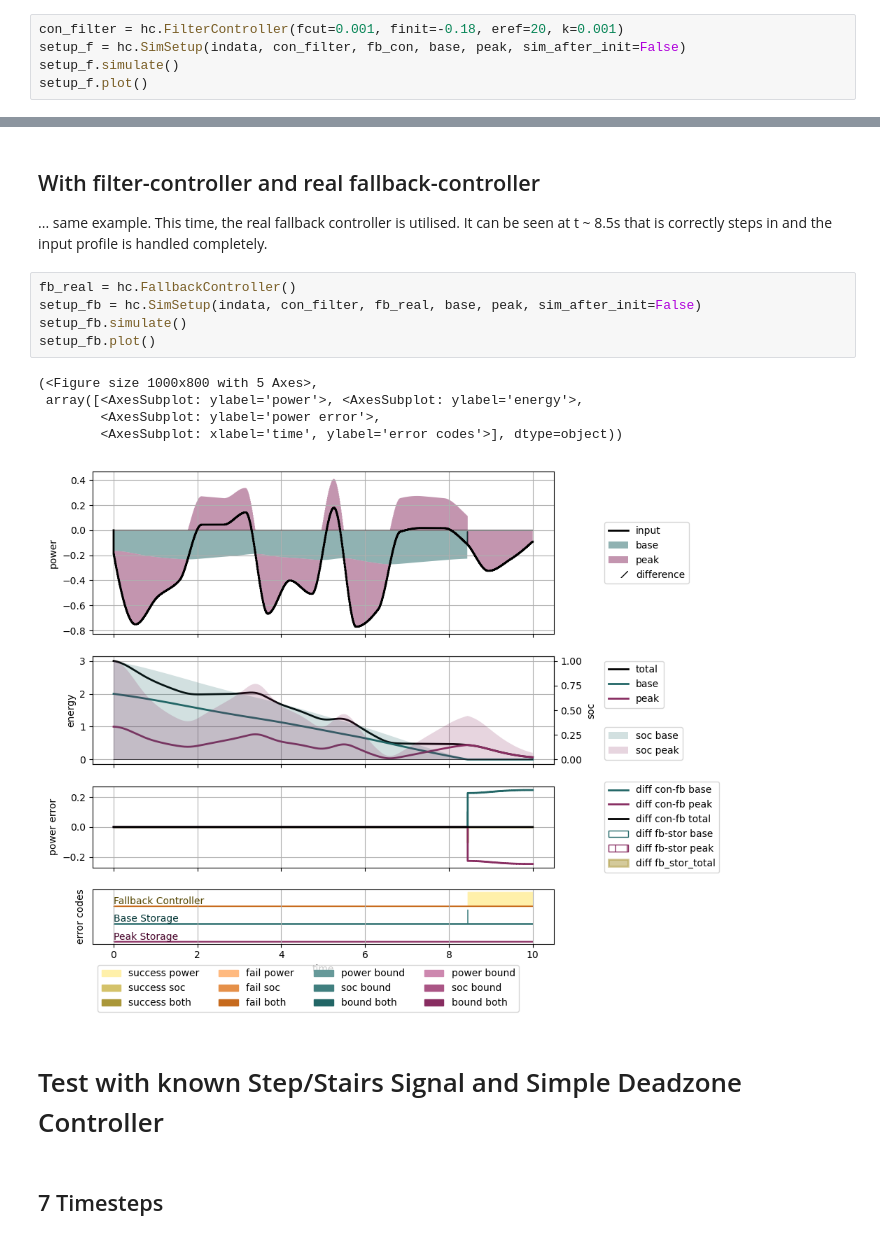
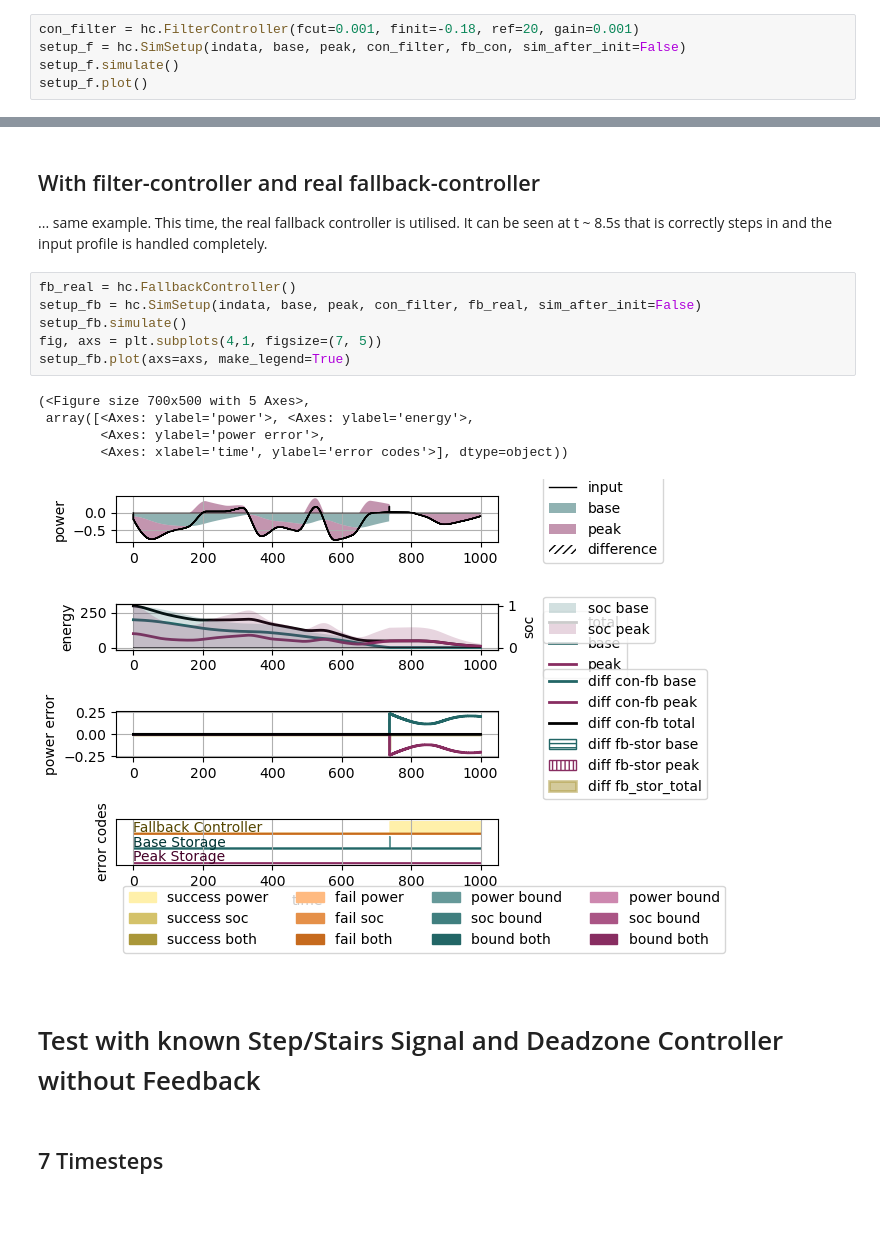
Before and after one commit to s-guenther/hess-sim, a Jupyter notebook: examples/demonstrate_simulation.ipynb, the cells around one changed output, grey strips where cells are left out. Saved outputs shown, nothing was run; the diff lists cells and outputs as text; blank space fills up the shorter version.

```diff
--- a/examples/demonstrate_simulation.ipynb
+++ b/examples/demonstrate_simulation.ipynb
@@ -91,8 +86,8 @@ Results(sim=SimulationResults(norm_mismatch=0.08998409311361086,
 
 Utilise PassthroughFallbackController. At the end of the simulation (~8.5s) base gets prematurely empty but the controller still assumes it can provide power. As a result, There is a mimatch between input and storage output (displayed hatched).
 # %%
-con_filter = hc.FilterController(fcut=0.001, finit=-0.18, eref=20, k=0.001)
-setup_f = hc.SimSetup(indata, con_filter, fb_con, base, peak, sim_after_init=False)
+con_filter = hc.FilterController(fcut=0.001, finit=-0.18, ref=20, gain=0.001)
+setup_f = hc.SimSetup(indata, base, peak, con_filter, fb_con, sim_after_init=False)
 setup_f.simulate()
 setup_f.plot()
 # %% [output]
@@ -107,17 +102,18 @@ setup_f.plot()
 ... same example. This time, the real fallback controller is utilised. It can be seen at t ~ 8.5s that is correctly steps in and the input profile is handled completely.
 # %%
 fb_real = hc.FallbackController()
-setup_fb = hc.SimSetup(indata, con_filter, fb_real, base, peak, sim_after_init=False)
+setup_fb = hc.SimSetup(indata, base, peak, con_filter, fb_real, sim_after_init=False)
 setup_fb.simulate()
-setup_fb.plot()
+fig, axs = plt.subplots(4,1, figsize=(7, 5))
+setup_fb.plot(axs=axs, make_legend=True)
 # %% [output]
-(<Figure size 1000x800 with 5 Axes>,
- array([<AxesSubplot: ylabel='power'>, <AxesSubplot: ylabel='energy'>,
-        <AxesSubplot: ylabel='power error'>,
-        <AxesSubplot: xlabel='time', ylabel='error codes'>], dtype=object))
+(<Figure size 700x500 with 5 Axes>,
+ array([<Axes: ylabel='power'>, <Axes: ylabel='energy'>,
+        <Axes: ylabel='power error'>,
+        <Axes: xlabel='time', ylabel='error codes'>], dtype=object))
-[figure, old version]
+[figure, new version]
 # %% [markdown]
-# Test with known Step/Stairs Signal and Simple Deadzone Controller
+# Test with known Step/Stairs Signal and Deadzone Controller without Feedback
 # %% [markdown]
 ## 7 Timesteps
 # %% [markdown]
```
Also changed, not shown: parts of 8 cells of this notebook, 4 other files.
